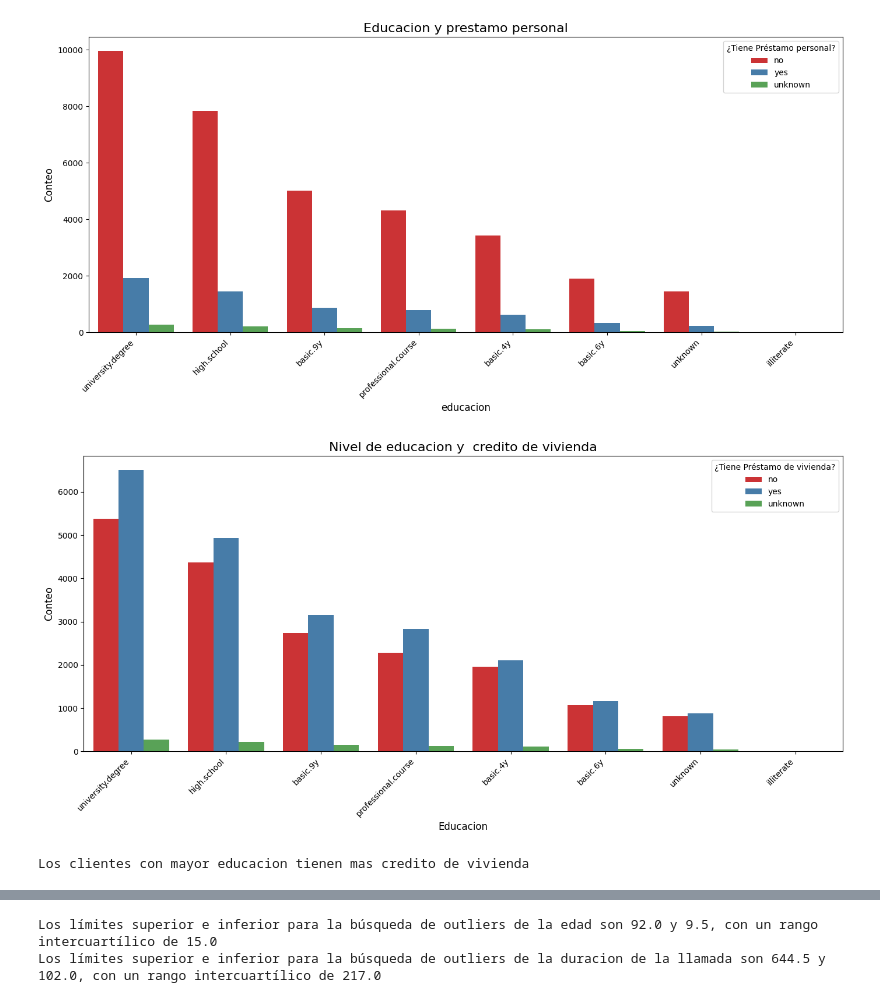
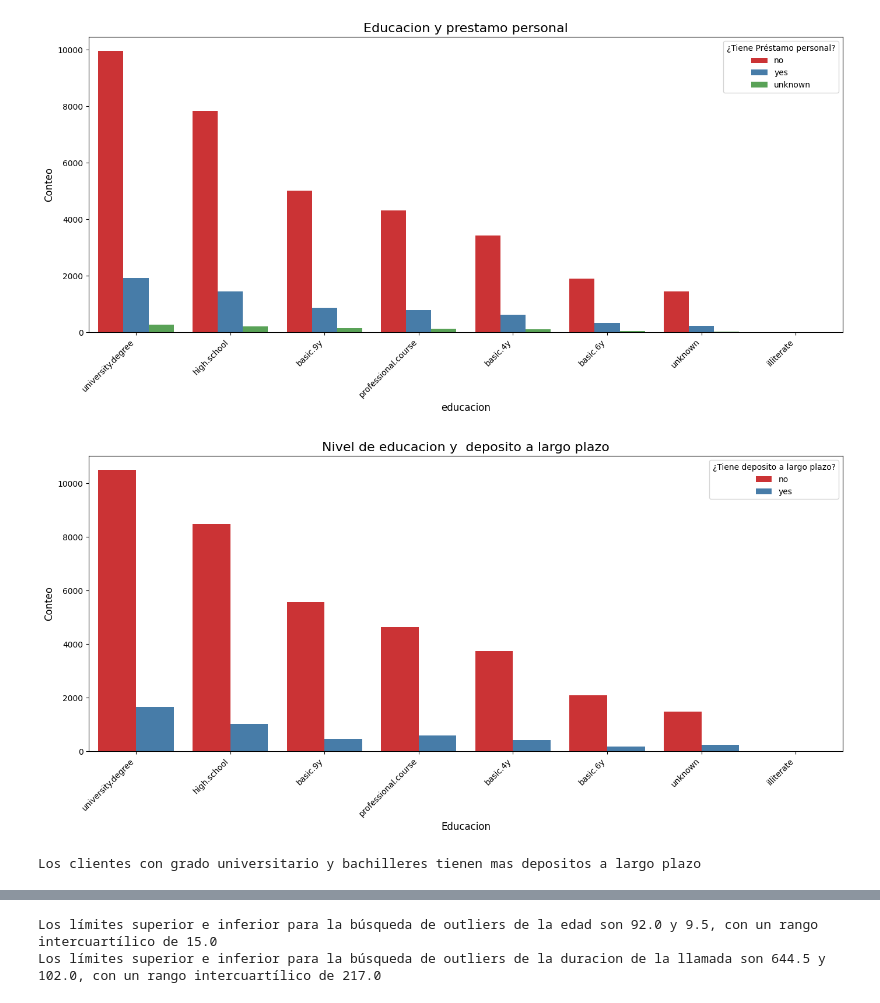
Before and after one commit to 4GeeksAcademy/gabrielajara2982-primer-algoritmo-ml-regresion-logistica, a Jupyter notebook: src/explore.ipynb, the cells around one changed output, grey strips where cells are left out. Drawn from its saved outputs; the diff is of its cells as text; code cells hidden in the pictures.

```diff
--- a/src/explore.ipynb
+++ b/src/explore.ipynb
@@ -368,18 +368,18 @@ plt.show()
 [figure]
 # %%
 plt.figure(figsize=(14, 7))
-sns.countplot(data=df, x='education', hue='housing',palette='Set1', order=df['education'].value_counts().index )
+sns.countplot(data=df, x='education', hue='y',palette='Set1', order=df['education'].value_counts().index )
 plt.xticks(rotation=45, ha='right', fontsize=10)
-plt.title('Nivel de educacion y  credito de vivienda', fontsize=16)
+plt.title('Nivel de educacion y  deposito a largo plazo', fontsize=16)
 plt.xlabel('Educacion', fontsize=12)
 plt.ylabel('Conteo', fontsize=12)
-plt.legend(title='¿Tiene Préstamo de vivienda?')
+plt.legend(title='¿Tiene deposito a largo plazo?')
 plt.tight_layout()
 plt.show()
 
-print("Los clientes con mayor educacion tienen mas credito de vivienda")
+print("Los clientes con grado universitario y bachilleres tienen mas depositos a largo plazo")
 # %% [output]
-[figure, old version]
+[figure, new version]
-Los clientes con mayor educacion tienen mas credito de vivienda
+Los clientes con grado universitario y bachilleres tienen mas depositos a largo plazo
 # %%
 plt.figure(figsize=(14, 7))
```
Also changed, not shown: parts of 3 cells of this notebook.
